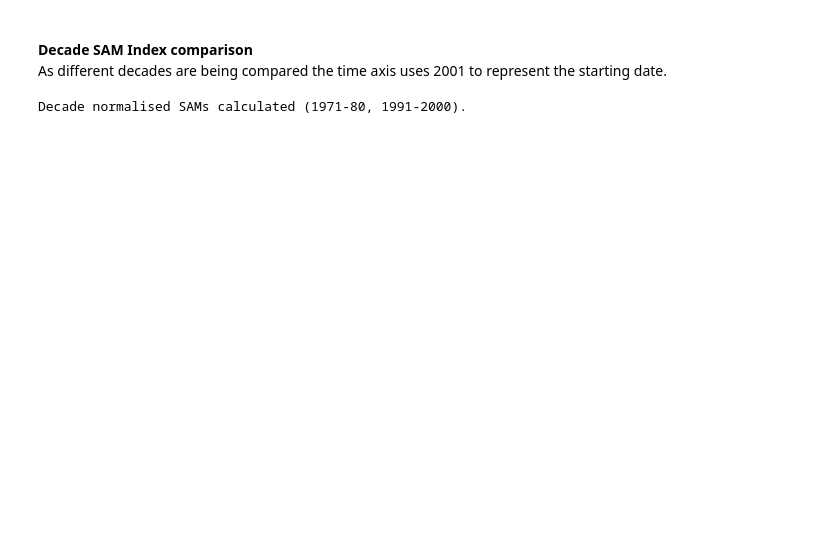
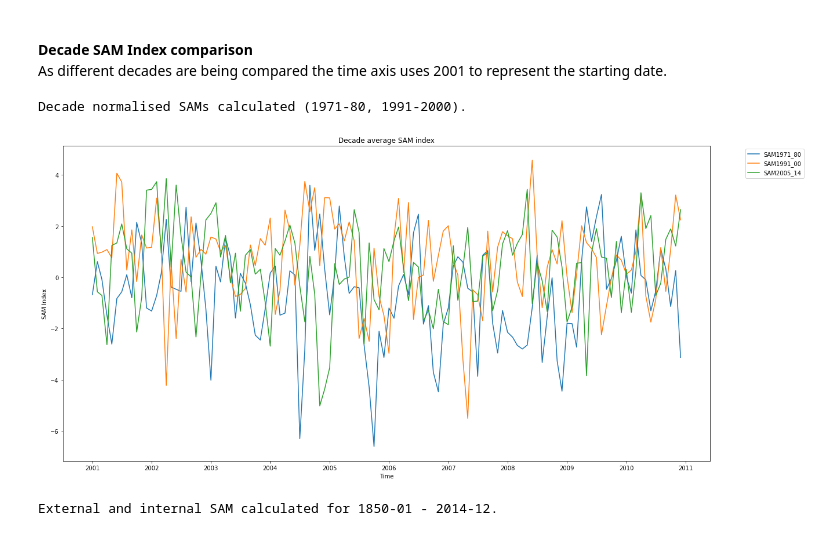
Before and after one commit to el1247/BAS_AI4ER_SAM, a Jupyter notebook: notebooks/exploratory/1.1_el_SAMAnalysis.ipynb, the cells around one changed output. Saved outputs shown, nothing was run; the diff lists cells and outputs as text; code cells hidden in the pictures; blank space fills up the shorter version.

Commit message:
GMM analysis and SAM index improvements

```diff
--- a/notebooks/exploratory/1.1_el_SAMAnalysis.ipynb
+++ b/notebooks/exploratory/1.1_el_SAMAnalysis.ipynb
@@ -261,11 +291,11 @@ def timePlotYear(dataArray, title, plotNo):
     plt.ylabel("SAM Index")
     plt.title(str(title))
 
-def timePlotDecade(dataArray, title, plotNo):
+def timePlotDecade(dataArray, label, title, plotNo):
     '''Displays SAM index over a decade.'''
     timeAxis = np.arange(np.datetime64("2001-01"), np.datetime64("2011-01"), np.timedelta64(1, 'M'), dtype='datetime64[M]')
     plt.figure(plotNo, figsize = (20,10))
-    plt.plot(timeAxis, dataArray.values, label = dataArray.name)
+    plt.plot(timeAxis, dataArray["SAM_Index"], label = str(label))
     plt.legend(bbox_to_anchor=(1.05, 1), loc='upper left')
     plt.ylabel("SAM Index")
     plt.xlabel("Time")
@@ -324,7 +356,16 @@ print("Decade normalised SAMs calculated (1971-80, 1991-2000).")
 # %% [output]
 Decade normalised SAMs calculated (1971-80, 1991-2000).
 # %%
-timePlotDecade(SAM1971_80N, "Decade average SAM index", 1)
-timePlotDecade(SAM1991_00N, "Decade average SAM index", 1)
-timePlotDecade(SAM2005_14N, "Decade average SAM index", 1)
+timePlotDecade(SAM1971_80, "SAM1971_80", "Decade average SAM index", 1)
+timePlotDecade(SAM1991_00, "SAM1991_00", "Decade average SAM index", 1)
+timePlotDecade(SAM2005_14, "SAM2005_14", "Decade average SAM index", 1)
 plt.show()
+# %% [output]
+[figure, added]
+# %%
+startDate, endDate = "1850-01","2014-12"
+SAM1850_14_data = dfESMLat.sel(time=slice(startDate, endDate))
+SAM1850_14 = SAMCalculateNorm(SAM1850_14_data)
+print("External and internal SAM calculated for "+startDate+" - "+endDate+".")
+# %% [output]
+External and internal SAM calculated for 1850-01 - 2014-12.
```
Also changed, not shown: parts of 12 cells of this notebook, 2 other files.
